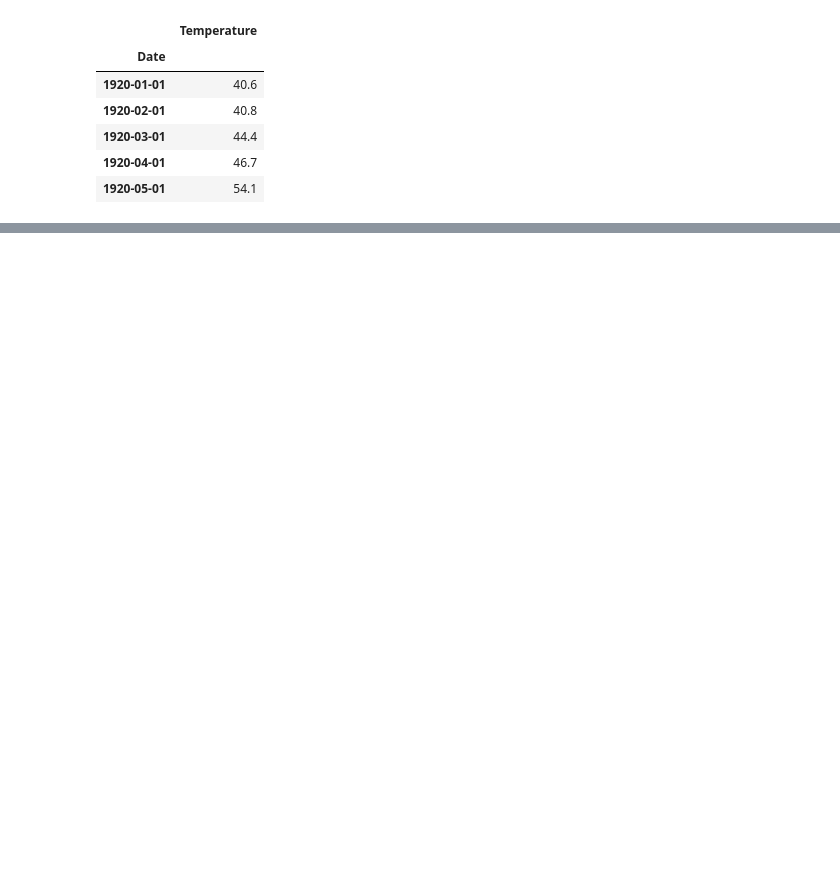
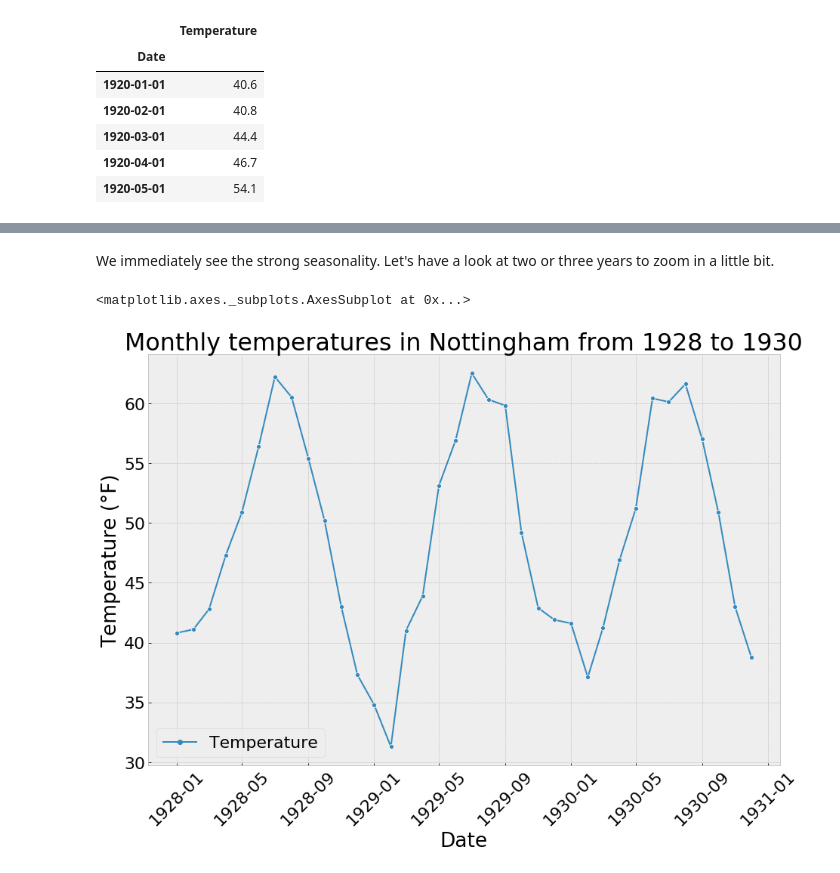
Before and after one commit to goujonbe/data_science_for_finance, a Jupyter notebook: seasonal_time_series.ipynb, the cells around one changed output, grey strips where cells are left out. Saved outputs shown, nothing was run; the diff lists cells and outputs as text; code cells hidden in the pictures; blank space fills up the shorter version.

Commit message:
Highlighted the seasonality and the stationarity

```diff
--- a/seasonal_time_series.ipynb
+++ b/seasonal_time_series.ipynb
@@ -31,0 +47,11 @@ mean_daily_temp.head()
+# %% [markdown]
+We immediately see the strong seasonality. Let's have a look at two or three years to zoom in a little bit.
+# %%
+plt.ylabel('Temperature (°F)')
+plt.xlabel('Time')
+plt.xticks(rotation=45)
+plt.title('Monthly temperatures in Nottingham from 1928 to 1930')
+sns.lineplot(data = mean_monthly_temp['1928':'1930'], markers = True)
+# %% [output]
+<matplotlib.axes._subplots.AxesSubplot at 0x...>
+[figure, added]
```
Also changed, not shown: parts of 11 cells of this notebook.
